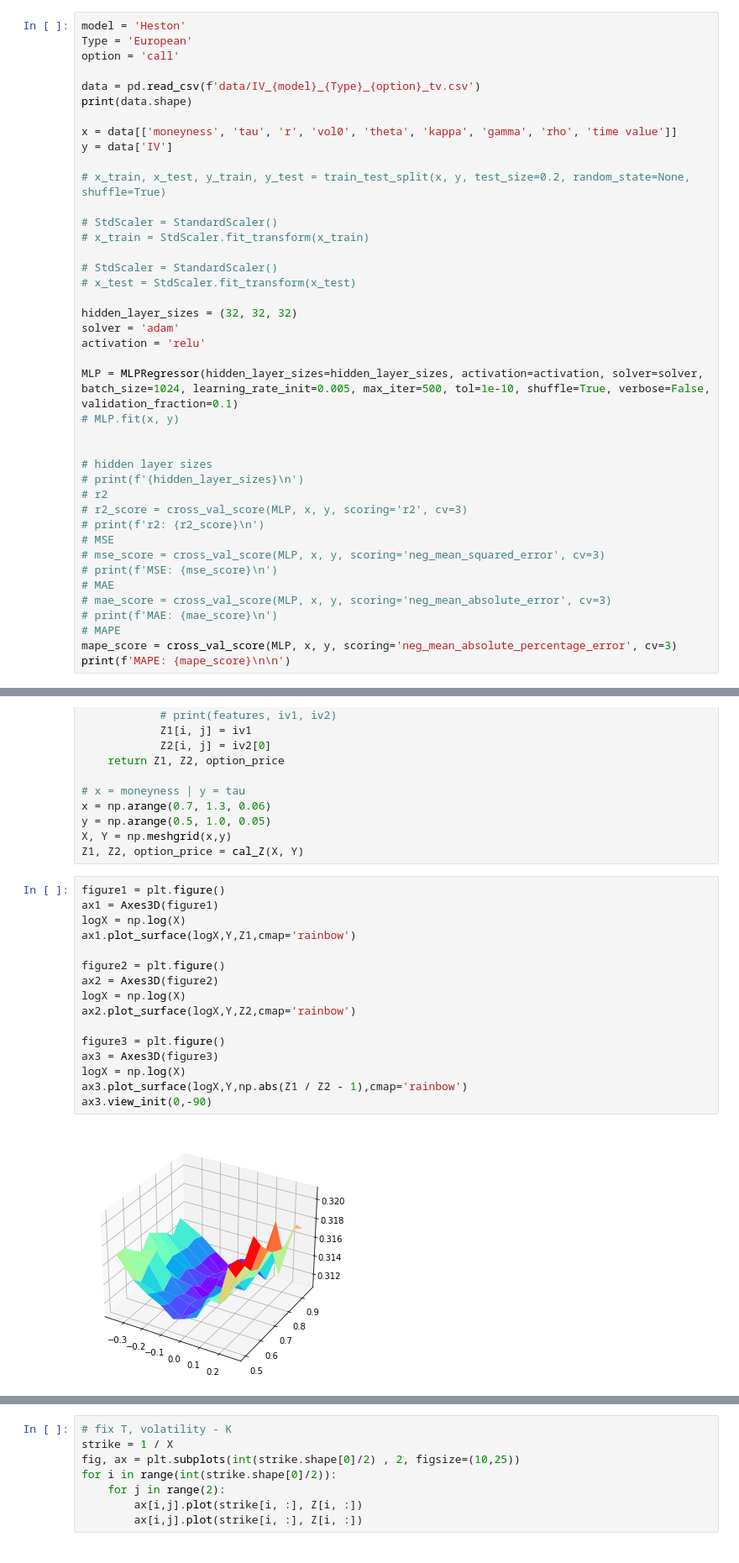
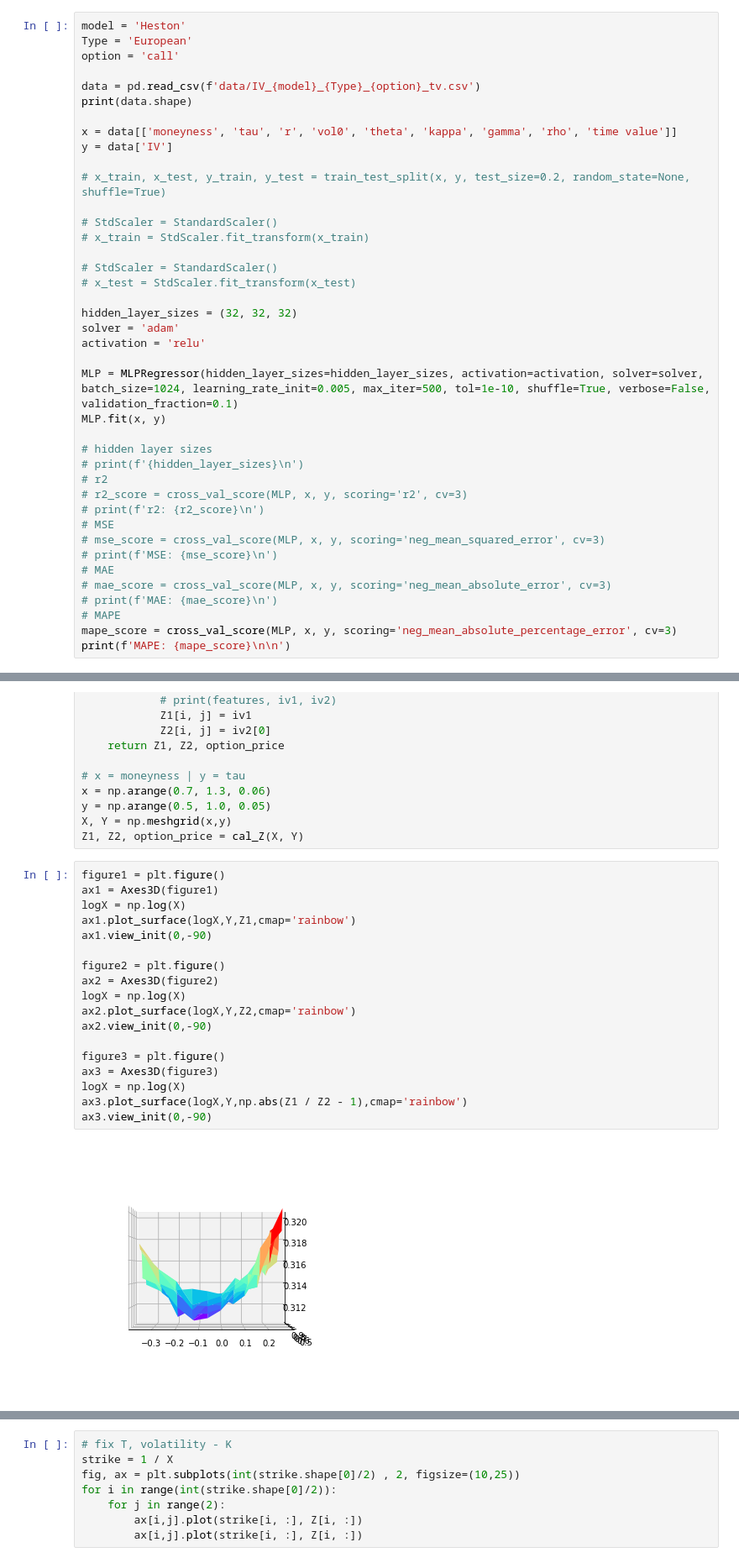
Before and after one commit to yxiiii/FE5216, a Jupyter notebook: train.ipynb, the cells around one changed output, grey strips where cells are left out. Shown at 84% size. Saved outputs shown, nothing was run; the diff lists cells and outputs as text.

```diff
--- a/train.ipynb
+++ b/train.ipynb
@@ -1305,8 +1310,7 @@ solver = 'adam'
 activation = 'relu'
 
 MLP = MLPRegressor(hidden_layer_sizes=hidden_layer_sizes, activation=activation, solver=solver, batch_size=1024, learning_rate_init=0.005, max_iter=500, tol=1e-10, shuffle=True, verbose=False, validation_fraction=0.1)
-# MLP.fit(x, y)
-
+MLP.fit(x, y)
 
 # hidden layer sizes
 # print(f'{hidden_layer_sizes}\n')
@@ -1392,18 +1396,20 @@ Z1, Z2, option_price = cal_Z(X, Y)
 # %%
 figure1 = plt.figure()
 ax1 = Axes3D(figure1)
 logX = np.log(X)
 ax1.plot_surface(logX,Y,Z1,cmap='rainbow')
+ax1.view_init(0,-90)
 
 figure2 = plt.figure()
 ax2 = Axes3D(figure2)
 logX = np.log(X)
 ax2.plot_surface(logX,Y,Z2,cmap='rainbow')
+ax2.view_init(0,-90)
 
 figure3 = plt.figure()
 ax3 = Axes3D(figure3)
 logX = np.log(X)
 ax3.plot_surface(logX,Y,np.abs(Z1 / Z2 - 1),cmap='rainbow')
 ax3.view_init(0,-90)
 # %% [output]
-[figure, old version]
+[figure, new version]
```
Also changed, not shown: parts of 7 cells of this notebook.
